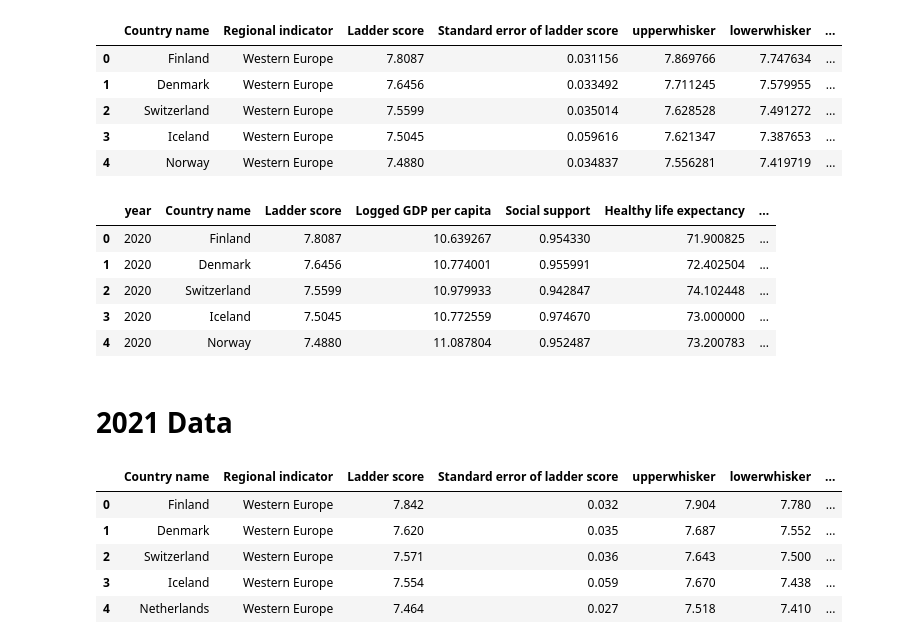
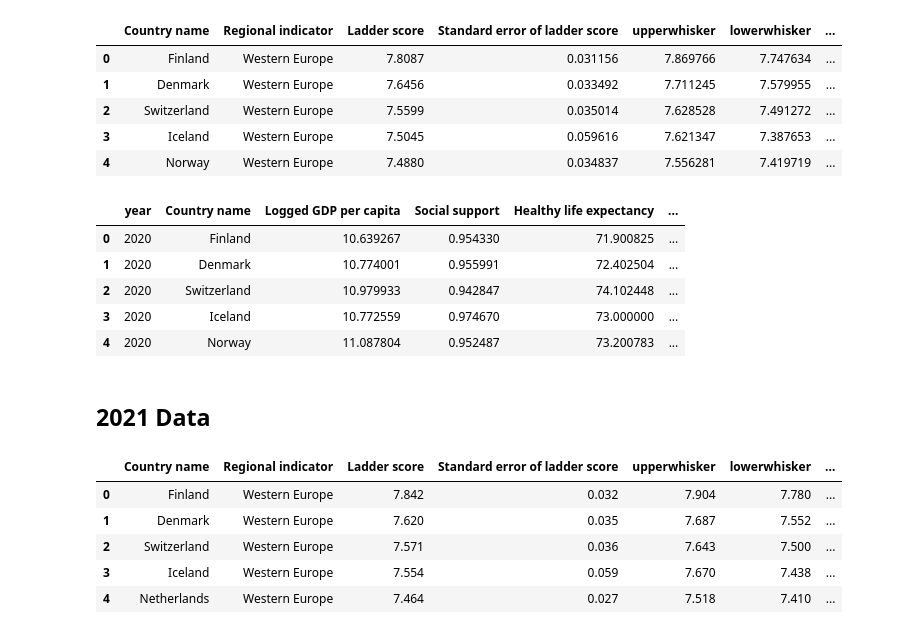
Before and after one commit to annabelcheong/project3, a Jupyter notebook: happinessETL.ipynb, the cells around one changed output. Drawn from its saved outputs; the diff is of its cells as text; code cells hidden in the pictures.

Commit message:
attained final dataframe with predicted data

```diff
--- a/happinessETL.ipynb
+++ b/happinessETL.ipynb
@@ -16,19 +19,19 @@ happy2020.head()
 # %%
 happy2020['year'] = 2020
 
-happy2020 = happy2020[['year','Country name','Ladder score','Logged GDP per capita','Social support','Healthy life expectancy','Freedom to make life choices','Generosity','Perceptions of corruption']]
+happy2020 = happy2020[['year','Country name','Logged GDP per capita','Social support','Healthy life expectancy','Freedom to make life choices','Generosity','Perceptions of corruption', 'Ladder score']]
 
 
 happy2020.head()
 # %% [output]
-|  | year | Country name | Ladder score | Logged GDP per capita | Social support | Healthy life expectancy | ... |
-| 0 | 2020 | Finland | 7.8087 | 10.639267 | 0.954330 | 71.900825 | ... |
-| 1 | 2020 | Denmark | 7.6456 | 10.774001 | 0.955991 | 72.402504 | ... |
-| 2 | 2020 | Switzerland | 7.5599 | 10.979933 | 0.942847 | 74.102448 | ... |
-| 3 | 2020 | Iceland | 7.5045 | 10.772559 | 0.974670 | 73.000000 | ... |
-| 4 | 2020 | Norway | 7.4880 | 11.087804 | 0.952487 | 73.200783 | ... |
+|  | year | Country name | Logged GDP per capita | Social support | Healthy life expectancy | ... |
+| 0 | 2020 | Finland | 10.639267 | 0.954330 | 71.900825 | ... |
+| 1 | 2020 | Denmark | 10.774001 | 0.955991 | 72.402504 | ... |
+| 2 | 2020 | Switzerland | 10.979933 | 0.942847 | 74.102448 | ... |
+| 3 | 2020 | Iceland | 10.772559 | 0.974670 | 73.000000 | ... |
+| 4 | 2020 | Norway | 11.087804 | 0.952487 | 73.200783 | ... |
 # %% [markdown]
-# 2021 Data
+## 2021 Data
 # %%
 happy2021 = pd.read_csv("Resources/happy2021.csv")
 happy2021.head()
```
Also changed, not shown: parts of 30 cells of this notebook, 3 other files.
